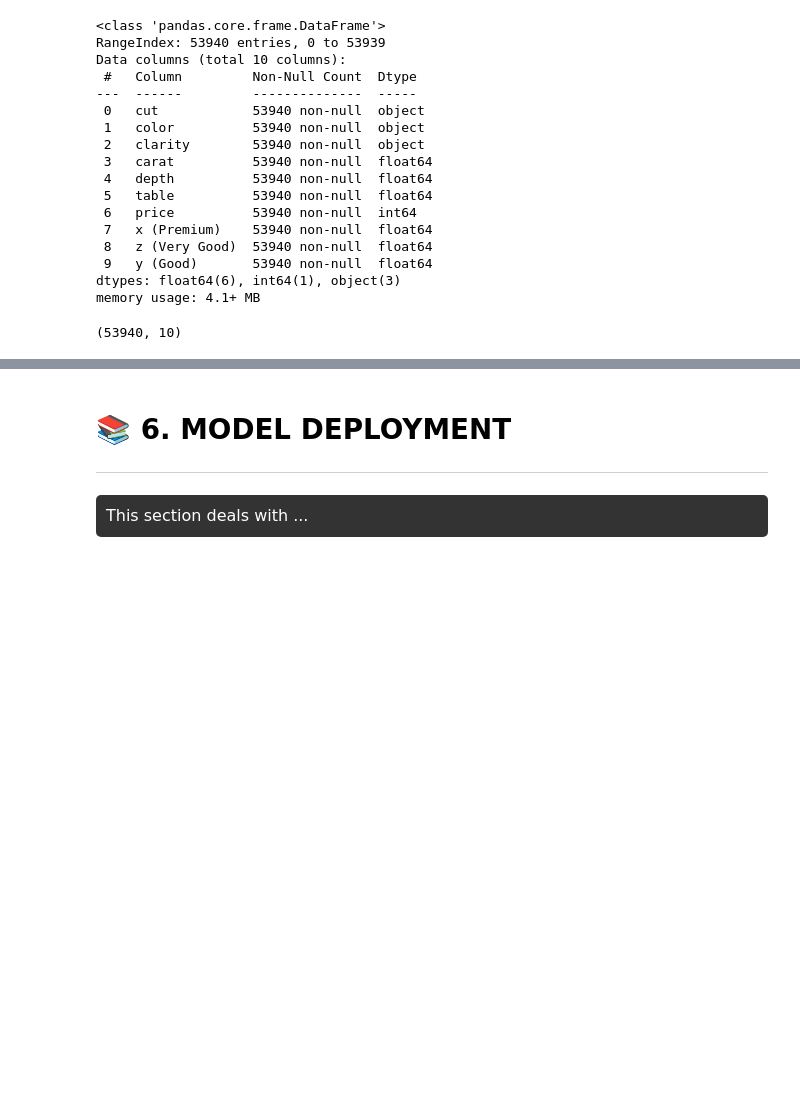
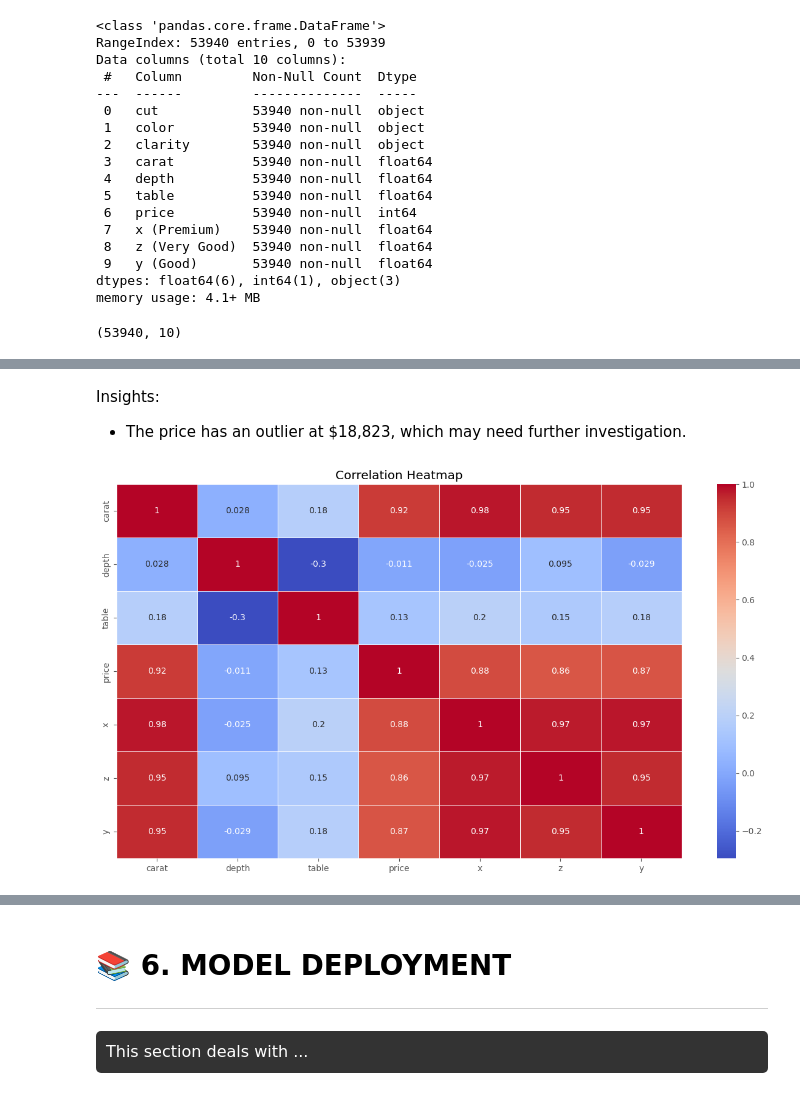
Before and after one commit to TeslimAdeyanju/4-Portfolio-SDS-CP023-diamond-price-predictor, a Jupyter notebook: Teslim-diamond-price-predictor-.ipynb, the cells around one changed output, grey strips where cells are left out. Drawn from its saved outputs; the diff is of its cells as text; code cells hidden in the pictures; blank space fills up the shorter version.

```diff
--- a/Teslim-diamond-price-predictor-.ipynb
+++ b/Teslim-diamond-price-predictor-.ipynb
@@ -278,0 +197,10 @@ This section deals with ...
+# %% [markdown]
+Insights:
+- The price has an outlier at $18,823, which may need further investigation.
+# %%
+plt.figure(figsize=(15,8))
+sns.heatmap(df[numerical_columns].corr(), annot=True, cmap='coolwarm', linewidths=0.5)
+plt.title('Correlation Heatmap')
+plt.show()
+# %% [output]
+[figure, added]
```
Also changed, not shown: parts of 49 cells of this notebook, 1 other file.
